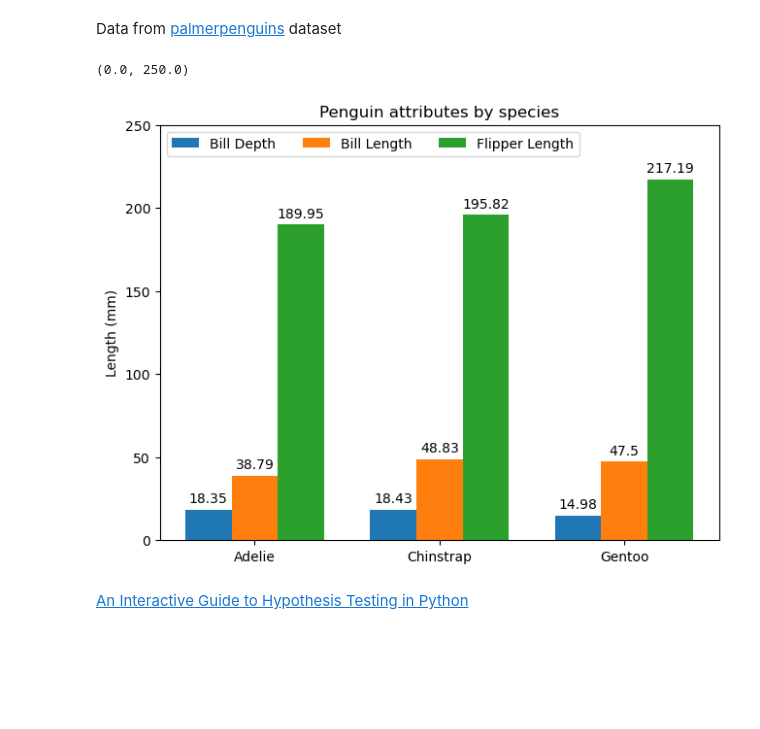
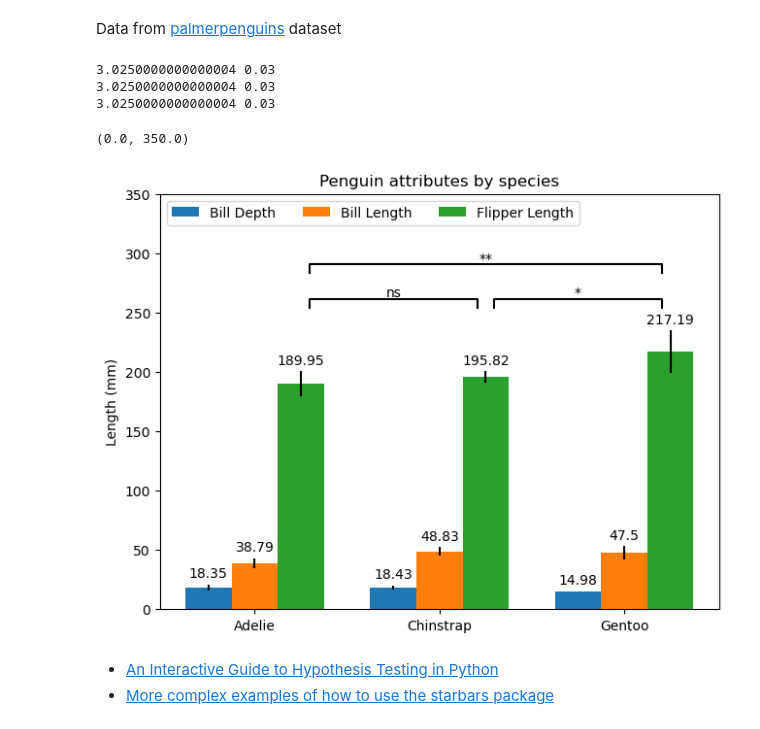
Before and after one commit to jkantorow/nucommlab-datavis-workshop, a Jupyter notebook: day-2/d_grouped_bar_with_star_sig.ipynb, the cells around one changed output. Cells and saved outputs as stored; diff of their text form; code cells hidden in the pictures; blank space fills up the shorter version.

Commit message:
added stderr and psig annotation

```diff
--- a/day-2/d_grouped_bar_with_star_sig.ipynb
+++ b/day-2/d_grouped_bar_with_star_sig.ipynb
@@ -30,33 +30,45 @@ attribute_std_err = {
 
 # Dummy values and not actually calculated from dataset:
 annotations = {
-    'Bill Depth': (['Adelie', 'Chinstrap', 0.3], ['Chinstrap', 'Gentoo', 0.02]),
-    'Bill Length': (),
-    'Flipper Length': ()
+    'Bill Depth': [],
+    'Bill Length': [],
+    'Flipper Length': [(0, 1, 0.3), (1, 2, 0.02), (0, 2, 0.002)] # Format is [(<bar_index_1>, <bar_index_2>, <significance value>), (...), ...]
 }
 # %%
 x = np.arange(len(species))  # the label locations
 width = 0.25  # the width of the bars
 multiplier = 0
 
 fig, ax = plt.subplots(layout='constrained')
 
 for attribute, measurement in penguin_means.items():
     # Modify to include stderr and pstar:
     # Need a way to automatically account for the case that an attribute has no annotations
+    stderr_vals = attribute_std_err[attribute]
     offset = width * multiplier
-    rects = ax.bar(x + offset, measurement, width, label=attribute)
+    bar_ticks = x + offset
+
+    rects = ax.bar(bar_ticks, measurement, width, label=attribute, yerr=stderr_vals)
     ax.bar_label(rects, padding=3)
+
+    if annotations[attribute]: # only plot attribute annotations if they exist (i.e. are not an empty list)
+        annot = [(bar_ticks[sig[0]], bar_ticks[sig[1]], sig[2]) for sig in annotations[attribute]]
+        starbars.draw_annotation(annot)
+
     multiplier += 1
 
 # Add some text for labels, title and custom x-axis tick labels, etc.
 ax.set_ylabel('Length (mm)')
 ax.set_title('Penguin attributes by species')
 ax.set_xticks(x + width, species)
 ax.legend(loc='upper left', ncols=3)
-ax.set_ylim(0, 250)
+ax.set_ylim(0, 350)
 # %% [output]
-(0.0, 250.0)
+3.0250000000000004 0.03
+3.0250000000000004 0.03
+3.0250000000000004 0.03
+(0.0, 350.0)
-[figure, old version]
+[figure, new version]
 # %% [markdown]
-[An Interactive Guide to Hypothesis Testing in Python](https://towardsdatascience.com/an-interactive-guide-to-hypothesis-testing-in-python-979f4d62d85/)
+- [An Interactive Guide to Hypothesis Testing in Python](https://towardsdatascience.com/an-interactive-guide-to-hypothesis-testing-in-python-979f4d62d85/)
+- [More complex examples of how to use the starbars package](https://github.com/elide-b/starbars/tree/main/examples)
```
